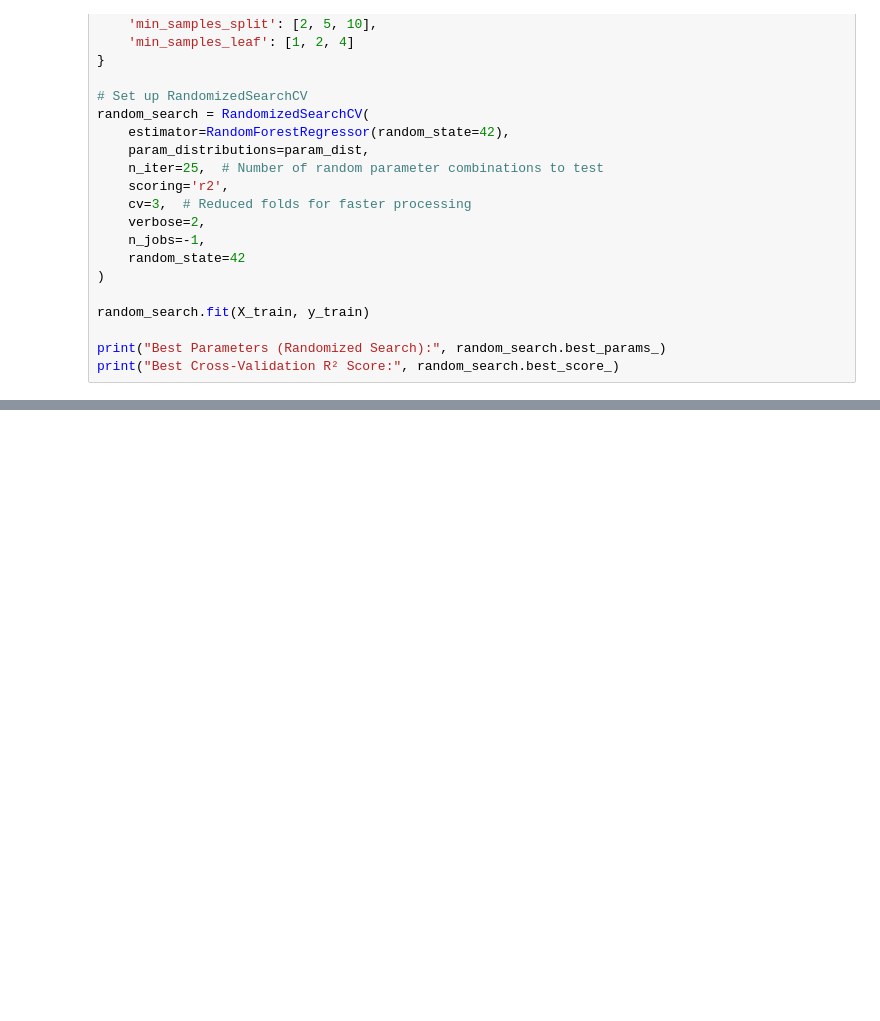
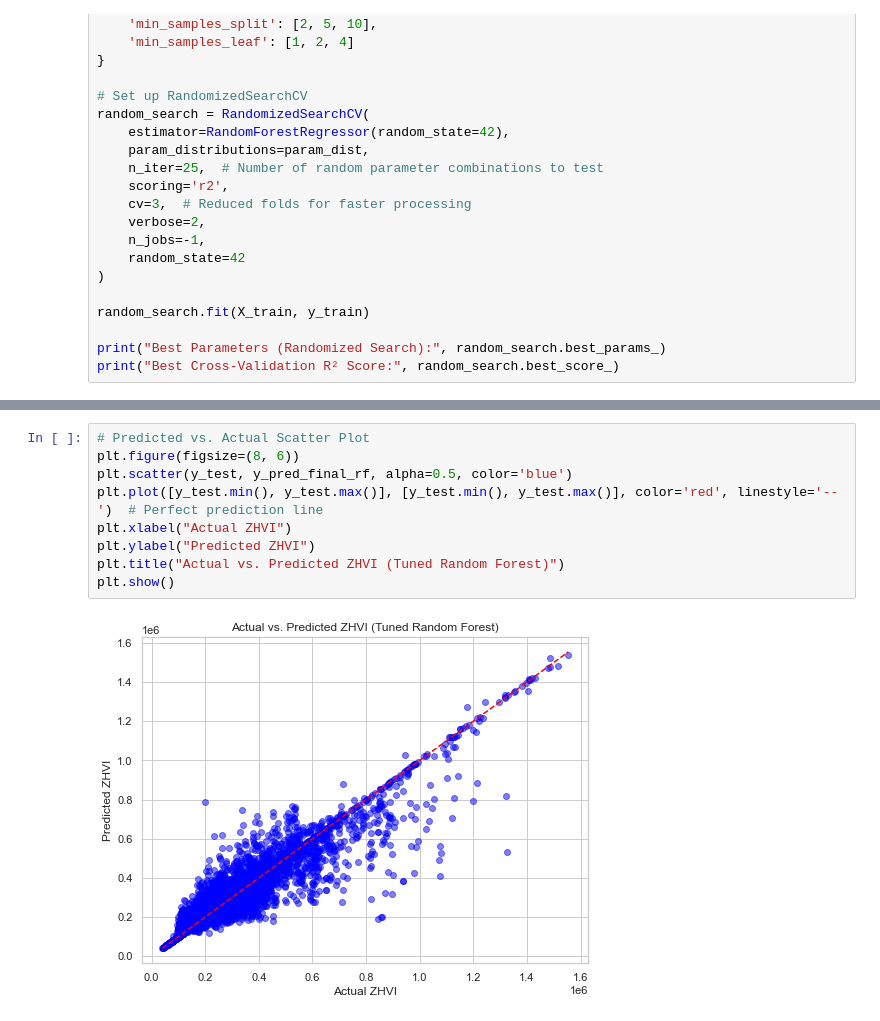
Before and after one commit to koka2608/Home-Value-Prediction, a Jupyter notebook: Real Estate.ipynb, the cells around one changed output, grey strips where cells are left out. Saved outputs shown, nothing was run; the diff lists cells and outputs as text; blank space fills up the shorter version.

```diff
--- a/Real Estate.ipynb
+++ b/Real Estate.ipynb
@@ -726,0 +891,11 @@ Fitting 3 folds for each of 24 candidates, totalling 72 fits
+# %%
+# Predicted vs. Actual Scatter Plot
+plt.figure(figsize=(8, 6))
+plt.scatter(y_test, y_pred_final_rf, alpha=0.5, color='blue')
+plt.plot([y_test.min(), y_test.max()], [y_test.min(), y_test.max()], color='red', linestyle='--')  # Perfect prediction line
+plt.xlabel("Actual ZHVI")
+plt.ylabel("Predicted ZHVI")
+plt.title("Actual vs. Predicted ZHVI (Tuned Random Forest)")
+plt.show()
+# %% [output]
+[figure, added]
```
Also changed, not shown: parts of 24 cells of this notebook.
